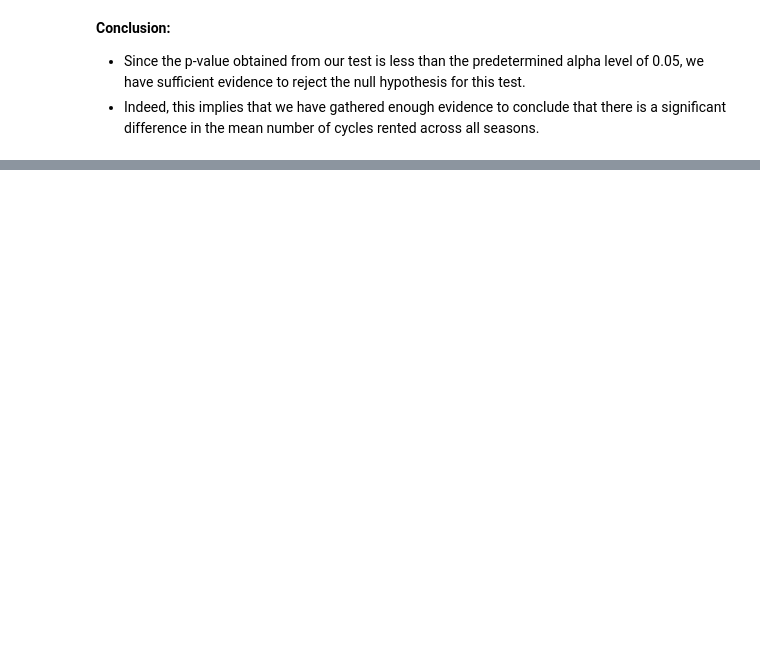
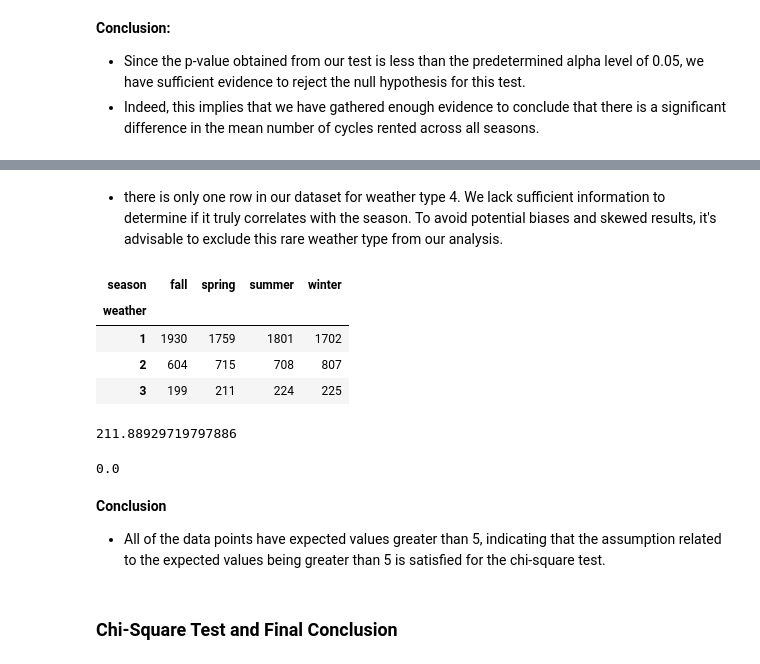
Before and after one commit to 2k4sm/YuluuluY, a Jupyter notebook: yulu.ipynb, the cells around one changed output, grey strips where cells are left out. Saved outputs shown, nothing was run; the diff lists cells and outputs as text; code cells hidden in the pictures; blank space fills up the shorter version.

```diff
--- a/yulu.ipynb
+++ b/yulu.ipynb
@@ -1147,0 +1164,27 @@ Reject Ho: At least one season has a mean number of cycles rented that is signif
+# %% [markdown]
+- there is only one row in our dataset for weather type 4. We lack sufficient information to determine if it truly correlates with the season. To avoid potential biases and skewed results, it's advisable to exclude this rare weather type from our analysis.
+# %%
+df_removed_weather=df[~(df['weather']==4)]
+data=pd.crosstab(df_removed_weather['weather'],df_removed_weather['season'])
+data
+# %% [output]
+| season | fall | spring | summer | winter |
+| weather |  |  |  |  |
+| 1 | 1930 | 1759 | 1801 | 1702 |
+| 2 | 604 | 715 | 708 | 807 |
+| 3 | 199 | 211 | 224 | 225 |
+# %%
+x_stat,p_value,dof,expected=chi2_contingency(data)
+expected.min()
+# %% [output]
+211.88929719797886
+# %%
+(len(expected[expected<5])/len(expected))*100
+# %% [output]
+0.0
+# %% [markdown]
+**Conclusion**
+
+- All of the data points have expected values greater than 5, indicating that the assumption related to the expected values being greater than 5 is satisfied for the chi-square test.
+# %% [markdown]
+### Chi-Square Test and Final Conclusion
```
Also changed, not shown: parts of 28 cells of this notebook.
